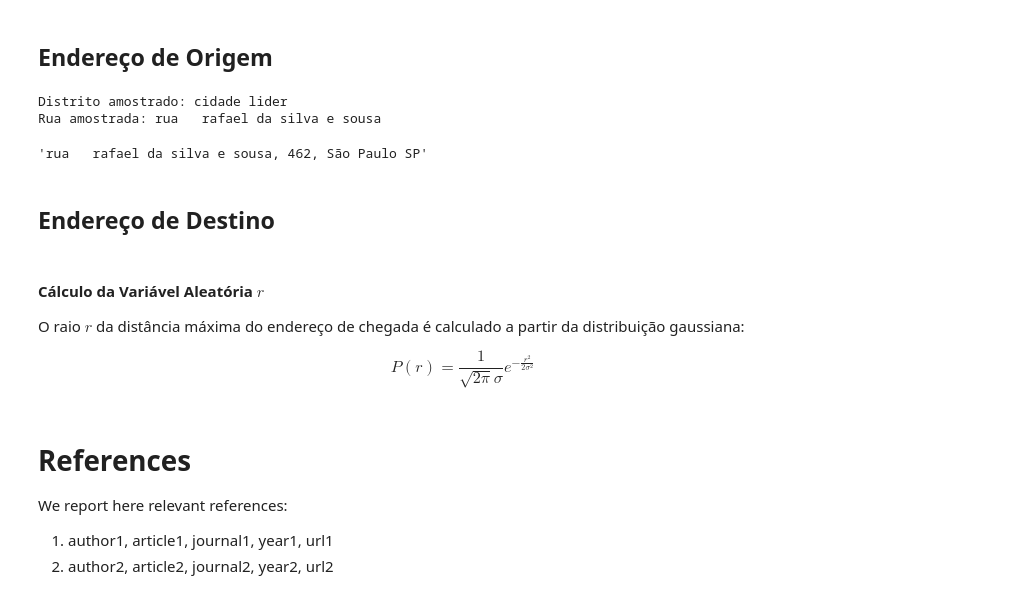
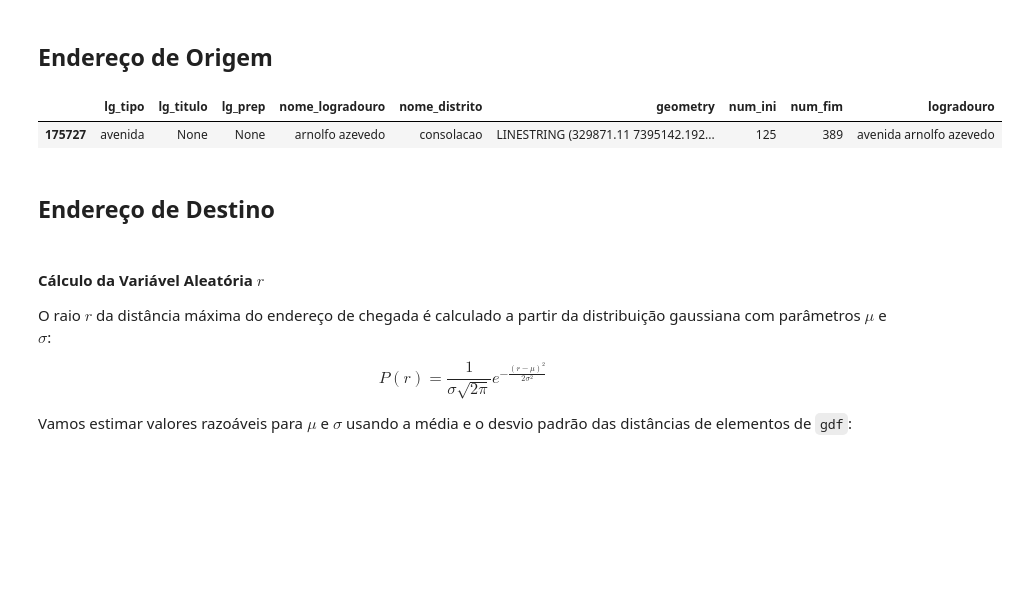
Before and after one commit to sasinhe/uber, a Jupyter notebook: main.ipynb, the cells around one changed output. Drawn from its saved outputs; the diff is of its cells as text; code cells hidden in the pictures; blank space fills up the shorter version.

```diff
--- a/main.ipynb
+++ b/main.ipynb
@@ -183,11 +188,15 @@ gdf = gpd.read_file('/home/sasinhe/uber/data/mapas/SaoPaulo_merged/sao_paulo.shp
 gdf.rename(columns={'ds_nomeds_': 'nome_distrito', 'lg_nome': 'nome_logradouro'}, inplace=True) # Renomear colunas
 gdf = gdf.loc[gdf['lg_tipo'].isin(['R', 'AV'])] # Filtrar apenas ruas e avenidas
 gdf['lg_tipo'] = gdf['lg_tipo'].map({'R' : 'Rua', 'AV': 'Avenida'}) # Mapear códigos para nomes
+
 gdf['num_ini'] = gdf[['lg_ini_par', 'lg_ini_imp']].min(axis=1) # Definir o número inicial
 gdf['num_fim'] = gdf[['lg_fim_par', 'lg_fim_imp']].max(axis=1) # Definir o número final
 gdf = gdf.dropna(subset=['num_fim']) # Remover valores nulos
 gdf = gdf.dropna(subset=['num_ini']) # Remover valores nulos
 gdf[['num_fim', 'num_ini']] = gdf[['num_fim', 'num_ini']].astype(int) # Converter para inteiros
+gdf = gdf[gdf['num_ini'] < gdf['num_fim']] # Remover entradas onde num_ini >= num_fim
+
+
 gdf.drop(columns=['lg_ini_par', 'lg_ini_imp', 'lg_fim_par', 'lg_fim_imp', 'lg_codlog', 'lg_or_geom', 'lg_seg_id', 'lg_id', 'lg_ordem'], inplace=True) # Remover colunas desnecessárias
 
 gdf['logradouro'] = gdf['lg_tipo'] + ' ' + gdf['lg_titulo'].fillna('') + ' ' + gdf['lg_prep'].fillna('') + ' ' + gdf['nome_logradouro']
@@ -210,21 +219,23 @@ def selecionar_endereço_de_origem():
     df_ruas = selecionar_distrito_de_origem()
     rua_amostrada = df_ruas.sample()
     numero_amostrado = np.random.randint(rua_amostrada['num_ini'].values[0], rua_amostrada['num_fim'].values[0])
-    print(f"Rua amostrada: {rua_amostrada['logradouro'].values[0]}")
-    return str(rua_amostrada['logradouro'].values[0]) + ', ' + str(numero_amostrado) + ', São Paulo SP'
+    # print(f"Rua amostrada: {rua_amostrada['logradouro'].values[0]}")
+    return rua_amostrada, numero_amostrado
+    # return str(rua_amostrada['logradouro'].values[0]) + ', ' + str(numero_amostrado) + ', São Paulo SP'
 # %%
-selecionar_endereço_de_origem()
+selecionar_endereço_de_origem()[0]
 # %% [output]
-Distrito amostrado: cidade lider
-Rua amostrada: rua   rafael da silva e sousa
-'rua   rafael da silva e sousa, 462, São Paulo SP'
+|  | lg_tipo | lg_titulo | lg_prep | nome_logradouro | nome_distrito | geometry | num_ini | num_fim | logradouro |
+| 175727 | avenida | None | None | arnolfo azevedo | consolacao | LINESTRING (329871.11 7395142.192... | 125 | 389 | avenida arnolfo azevedo |
 # %% [markdown]
 ## Endereço de Destino
 # %% [markdown]
 #### Cálculo da Variável Aleatória $r$
-O raio $r$ da distância máxima do endereço de chegada é calculado a partir da distribuição gaussiana:
+O raio $r$ da distância máxima do endereço de chegada é calculado a partir da distribuição gaussiana com parâmetros $\mu$ e $\sigma$:
 
 
 $$
-P(r) = \frac{1}{\sqrt{2\pi}\sigma} e^{-\frac{r^2}{2\sigma^2}}
+P(r) = \frac{1}{\sigma\sqrt{2\pi}} e^{-\frac{(r- \mu)^2}{2\sigma^2}}
 $$
+
+Vamos estimar valores razoáveis para $\mu$ e $\sigma$ usando a média e o desvio padrão das distâncias de elementos de `gdf`:
@@ -234,5 +241,0 @@ def selecionar_endereço_de_destino():
-# %% [markdown]
-# References
-We report here relevant references:
-1. author1, article1, journal1, year1, url1
-2. author2, article2, journal2, year2, url2
```
Also changed, not shown: parts of 11 cells of this notebook, 3 other files.
